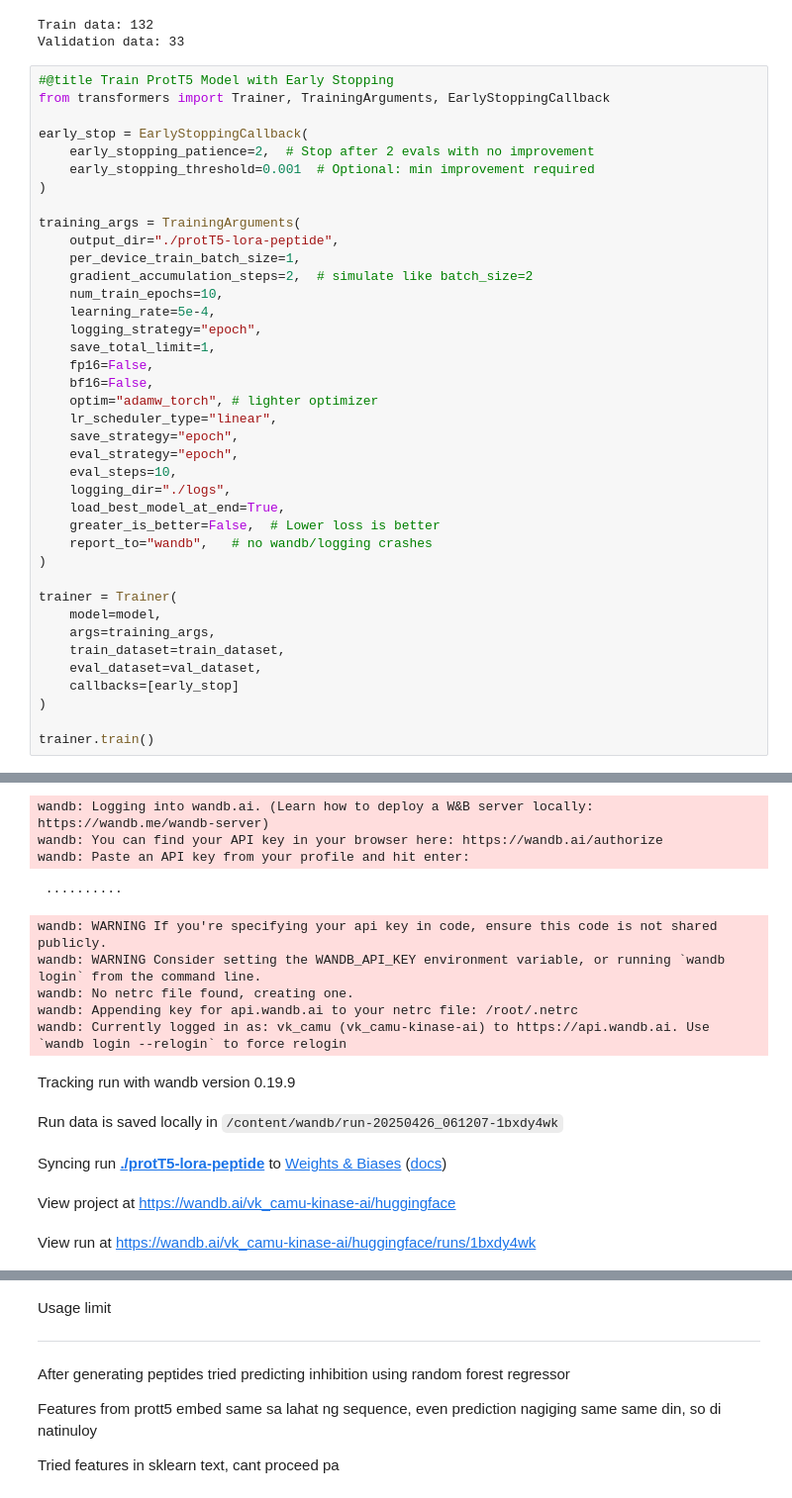
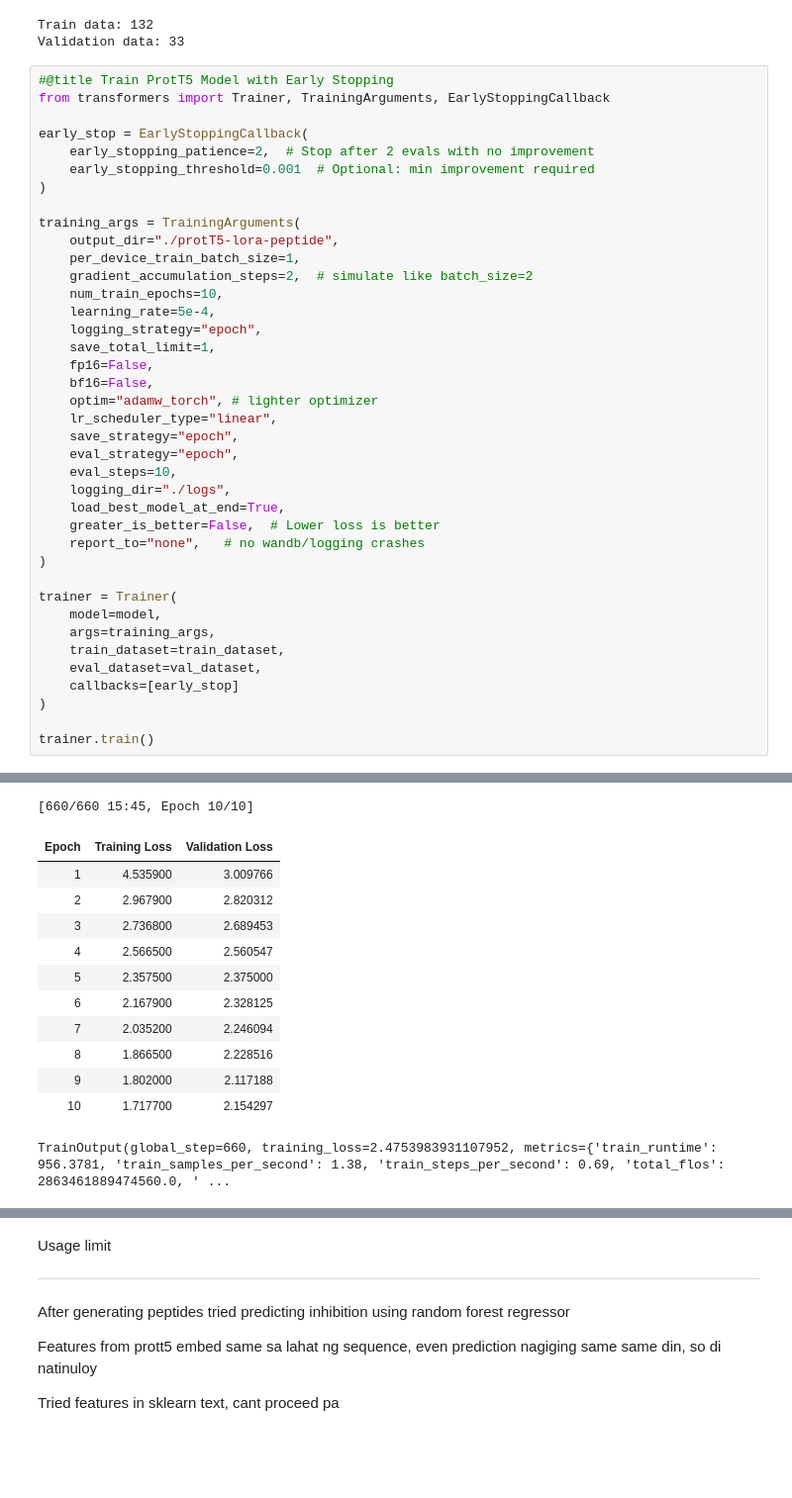
Before and after one commit to Vcarmelli/Peptide-Generation, a Jupyter notebook: FINAL.ipynb, the cells around one changed output, grey strips where cells are left out. Shown: that part at 99% size. Saved outputs shown, nothing was run; the diff lists cells and outputs as text; blank space fills up the shorter version.

```diff
--- a/FINAL.ipynb
+++ b/FINAL.ipynb
@@ -133,7 +133,7 @@ training_args = TrainingArguments(
     logging_dir="./logs",
     load_best_model_at_end=True,
     greater_is_better=False,  # Lower loss is better
-    report_to="wandb",   # no wandb/logging crashes
+    report_to="none",   # no wandb/logging crashes
 )
 
 trainer = Trainer(
@@ -153,14 +151,13 @@ wandb: Using wandb-core as the SDK backend.  Please refer to https://wandb.me/wa
-wandb: Logging into wandb.ai. (Learn how to deploy a W&B server locally: https://wandb.me/wandb-server)
-wandb: You can find your API key in your browser here: https://wandb.ai/authorize
-wandb: Paste an API key from your profile and hit enter:
+[660/660 15:45, Epoch 10/10]
+| Epoch | Training Loss | Validation Loss |
+| 1 | 4.535900 | 3.009766 |
+| 2 | 2.967900 | 2.820312 |
+| 3 | 2.736800 | 2.689453 |
+| 4 | 2.566500 | 2.560547 |
+| 5 | 2.357500 | 2.375000 |
+| 6 | 2.167900 | 2.328125 |
+| 7 | 2.035200 | 2.246094 |
+| 8 | 1.866500 | 2.228516 |
+| 9 | 1.802000 | 2.117188 |
+| 10 | 1.717700 | 2.154297 |
- ··········
+TrainOutput(global_step=660, training_loss=2.4753983931107952, metrics={'train_runtime': 956.3781, 'train_samples_per_second': 1.38, 'train_steps_per_second': 0.69, 'total_flos': 2863461889474560.0, ' ...
-wandb: WARNING If you're specifying your api key in code, ensure this code is not shared publicly.
-wandb: WARNING Consider setting the WANDB_API_KEY environment variable, or running `wandb login` from the command line.
-wandb: No netrc file found, creating one.
-wandb: Appending key for api.wandb.ai to your netrc file: /root/.netrc
-wandb: Currently logged in as: vk_camu (vk_camu-kinase-ai) to https://api.wandb.ai. Use `wandb login --relogin` to force relogin
-Tracking run with wandb version 0.19.9
-Run data is saved locally in /content/wandb/run-20250426_061207-1bxdy4wk
-Syncing run ./protT5-lora-peptide to Weights & Biases (docs)
-View project at https://wandb.ai/vk_camu-kinase-ai/huggingface
-View run at https://wandb.ai/vk_camu-kinase-ai/huggingface/runs/1bxdy4wk
```
Also changed, not shown: parts of 9 cells of this notebook.
